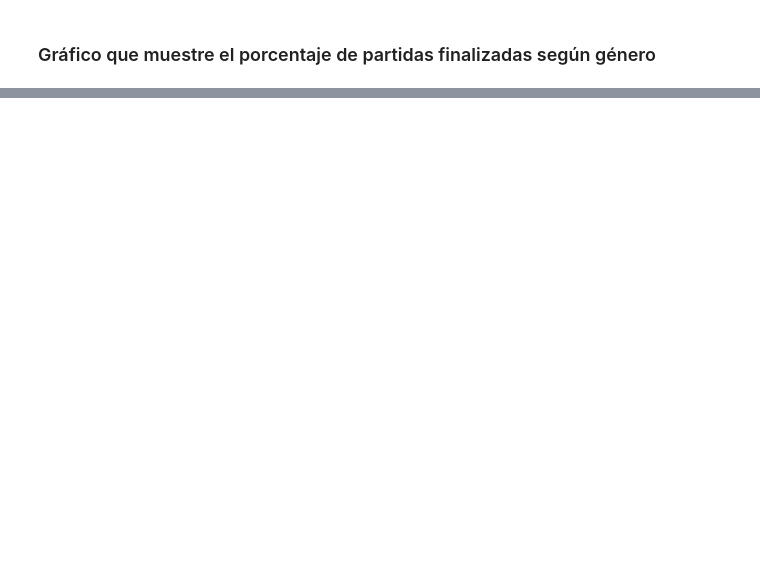
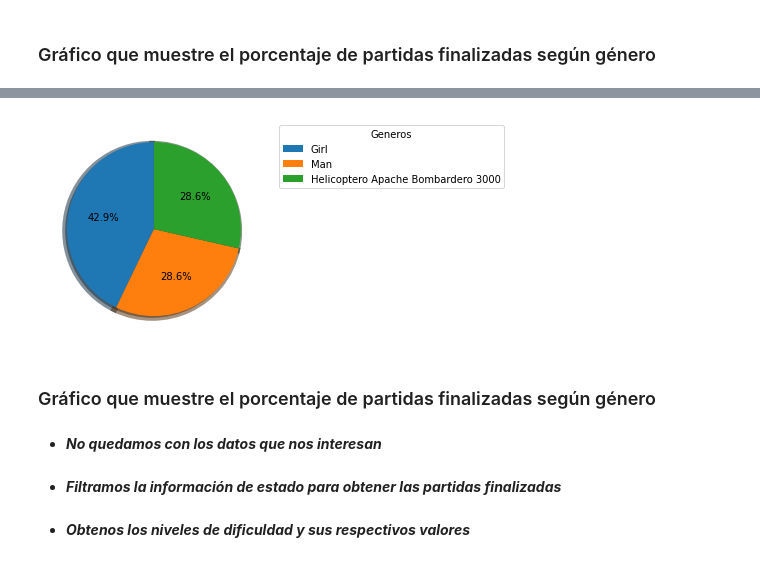
Before and after one commit to josu-dev/FiguRace, a Jupyter notebook: analysis_section/data_analysis.ipynb, the cells around one changed output, grey strips where cells are left out. Drawn from its saved outputs; the diff is of its cells as text; code cells hidden in the pictures; blank space fills up the shorter version.

Commit message:
Graphics

```diff
--- a/analysis_section/data_analysis.ipynb
+++ b/analysis_section/data_analysis.ipynb
@@ -79,0 +70,2 @@ else:
+# %%
+sub_df_genders = DATA_FRAME.loc[:,["genero","estado"]]
@@ -80 +76,4 @@ else:
+# %%
+sub_df_genders['genero'] = sub_df_genders['genero'].apply(lambda genero: genero.title())
+sub_df_genders = sub_df_genders[sub_df_genders['estado']=='finalizada']
 # %% [markdown]
@@ -104,0 +81,2 @@ Name: usuarie, Length: 83, dtype: object
+# %%
+cant_x_gender = sub_df_genders['genero'].value_counts()
@@ -104,0 +94,14 @@ Name: usuarie, Length: 83, dtype: object
+# %%
+plt.pie(cant_x_gender.values,
+startangle = 90,
+shadow = True,
+wedgeprops = {'linewidth': 6},
+autopct='%0.1f%%')
+plt.legend(cant_x_gender.index,title='Generos',bbox_to_anchor=(1.05,1),)
+plt.show()
+# %% [output]
+[figure, added]
+# %% [markdown]
+### Gráfico que muestre el porcentaje de partidas finalizadas según género
+# %% [markdown]
+- ***No quedamos con los datos que nos interesan***
@@ -104,0 +110,2 @@ Name: usuarie, Length: 83, dtype: object
+# %% [markdown]
+- ***Filtramos la información de estado para obtener las partidas finalizadas***
@@ -104,0 +114,2 @@ Name: usuarie, Length: 83, dtype: object
+# %% [markdown]
+- ***Obtenos los niveles de dificuldad y sus respectivos valores***
```
Also changed, not shown: parts of 26 cells of this notebook, 1 other file.
